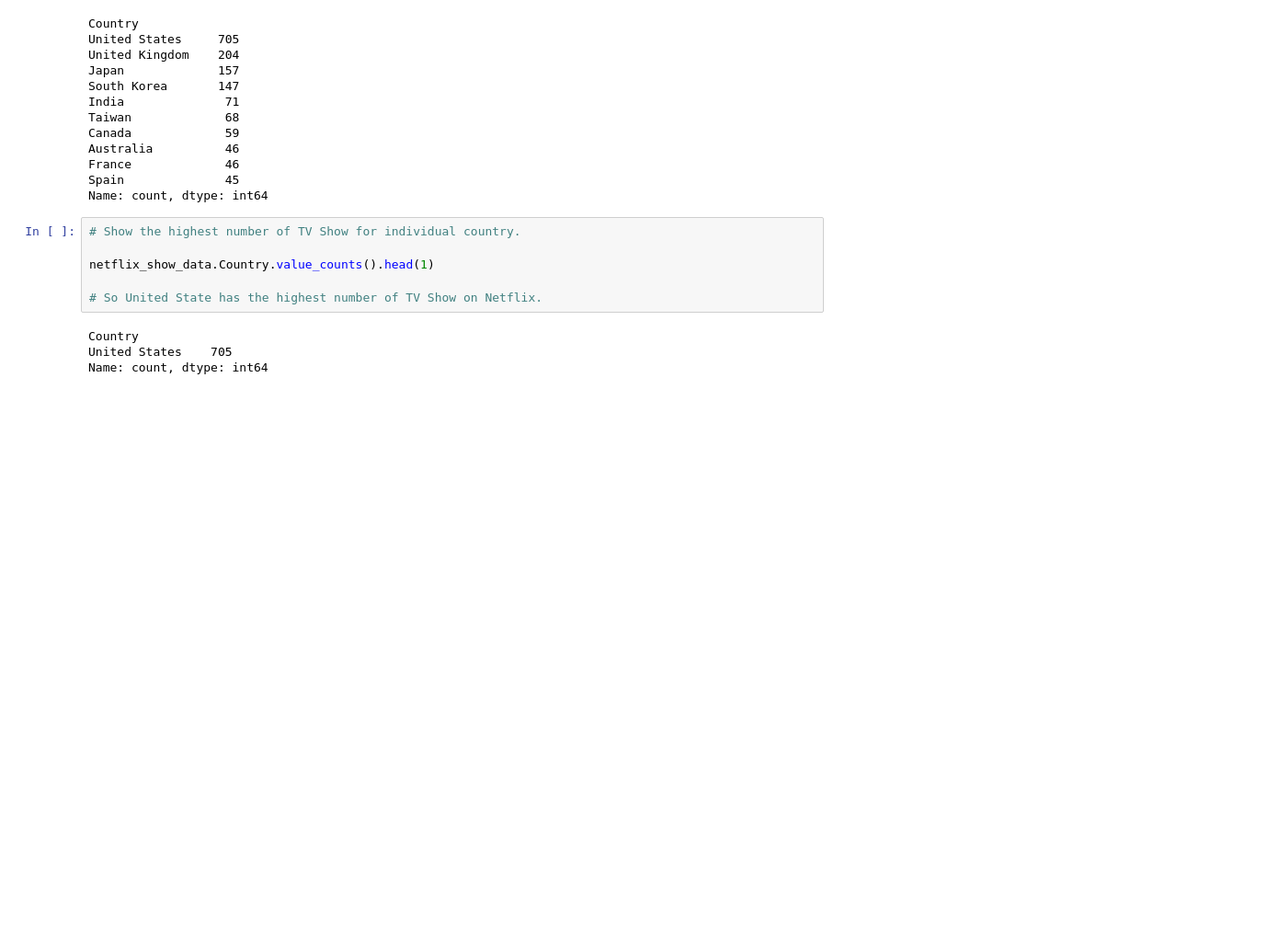
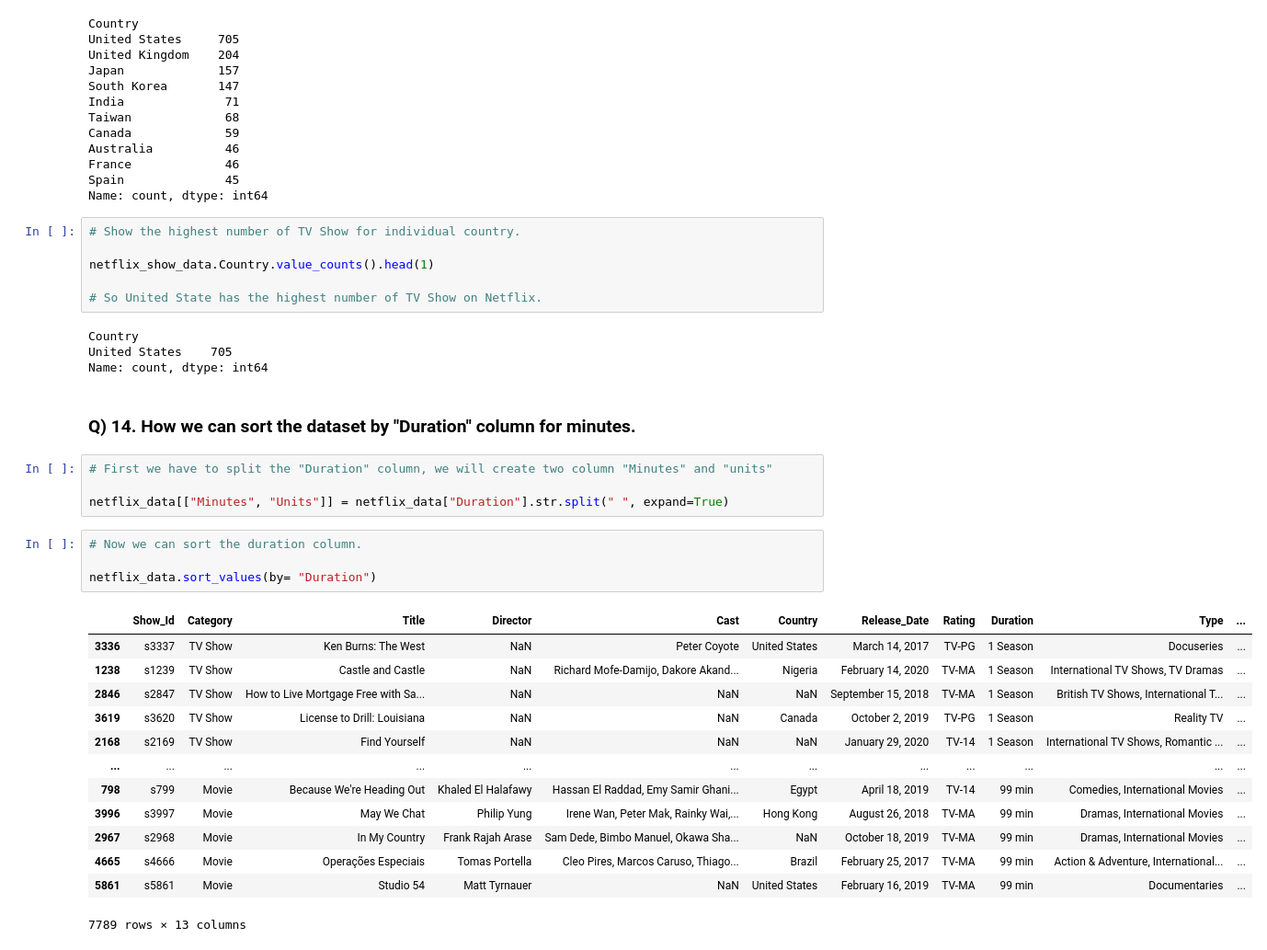
Before and after one commit to abdullahkhan-10/Python-Complete-Course, a Jupyter notebook: Python Projects/Begineer Projects/7_netflix_data.ipynb, the cells around one changed output. Shown at 92% size. Drawn from its saved outputs; the diff is of its cells as text; blank space fills up the shorter version.

Commit message:
Sort the dataset by minutes using sort_values() function

```diff
--- a/Python Projects/Begineer Projects/7_netflix_data.ipynb
+++ b/Python Projects/Begineer Projects/7_netflix_data.ipynb
@@ -608,3 +608,27 @@ netflix_show_data.Country.value_counts().head(1)
 Country
 United States    705
 Name: count, dtype: int64
+# %% [markdown]
+### Q) 14. How we can sort the dataset by "Duration" column for minutes.
+# %%
+# First we have to split the "Duration" column, we will create two column "Minutes" and "units"
+
+netflix_data[["Minutes", "Units"]] = netflix_data["Duration"].str.split(" ", expand=True)
+# %%
+# Now we can sort the duration column.
+
+netflix_data.sort_values(by= "Duration")
+# %% [output]
+|  | Show_Id | Category | Title | Director | Cast | Country | Release_Date | Rating | Duration | Type | ... |
+| 3336 | s3337 | TV Show | Ken Burns: The West | NaN | Peter Coyote | United States | March 14, 2017 | TV-PG | 1 Season | Docuseries | ... |
+| 1238 | s1239 | TV Show | Castle and Castle | NaN | Richard Mofe-Damijo, Dakore Akand... | Nigeria | February 14, 2020 | TV-MA | 1 Season | International TV Shows, TV Dramas | ... |
+| 2846 | s2847 | TV Show | How to Live Mortgage Free with Sa... | NaN | NaN | NaN | September 15, 2018 | TV-MA | 1 Season | British TV Shows, International T... | ... |
+| 3619 | s3620 | TV Show | License to Drill: Louisiana | NaN | NaN | Canada | October 2, 2019 | TV-PG | 1 Season | Reality TV | ... |
+| 2168 | s2169 | TV Show | Find Yourself | NaN | NaN | NaN | January 29, 2020 | TV-14 | 1 Season | International TV Shows, Romantic ... | ... |
+| ... | ... | ... | ... | ... | ... | ... | ... | ... | ... | ... | ... |
+| 798 | s799 | Movie | Because We're Heading Out | Khaled El Halafawy | Hassan El Raddad, Emy Samir Ghani... | Egypt | April 18, 2019 | TV-14 | 99 min | Comedies, International Movies | ... |
+| 3996 | s3997 | Movie | May We Chat | Philip Yung | Irene Wan, Peter Mak, Rainky Wai,... | Hong Kong | August 26, 2018 | TV-MA | 99 min | Dramas, International Movies | ... |
+| 2967 | s2968 | Movie | In My Country | Frank Rajah Arase | Sam Dede, Bimbo Manuel, Okawa Sha... | NaN | October 18, 2019 | TV-MA | 99 min | Dramas, International Movies | ... |
+| 4665 | s4666 | Movie | Operações Especiais | Tomas Portella | Cleo Pires, Marcos Caruso, Thiago... | Brazil | February 25, 2017 | TV-MA | 99 min | Action & Adventure, International... | ... |
+| 5861 | s5861 | Movie | Studio 54 | Matt Tyrnauer | NaN | United States | February 16, 2019 | TV-MA | 99 min | Documentaries | ... |
+7789 rows × 13 columns
```
Also changed, not shown: parts of 1 cell of this notebook.
